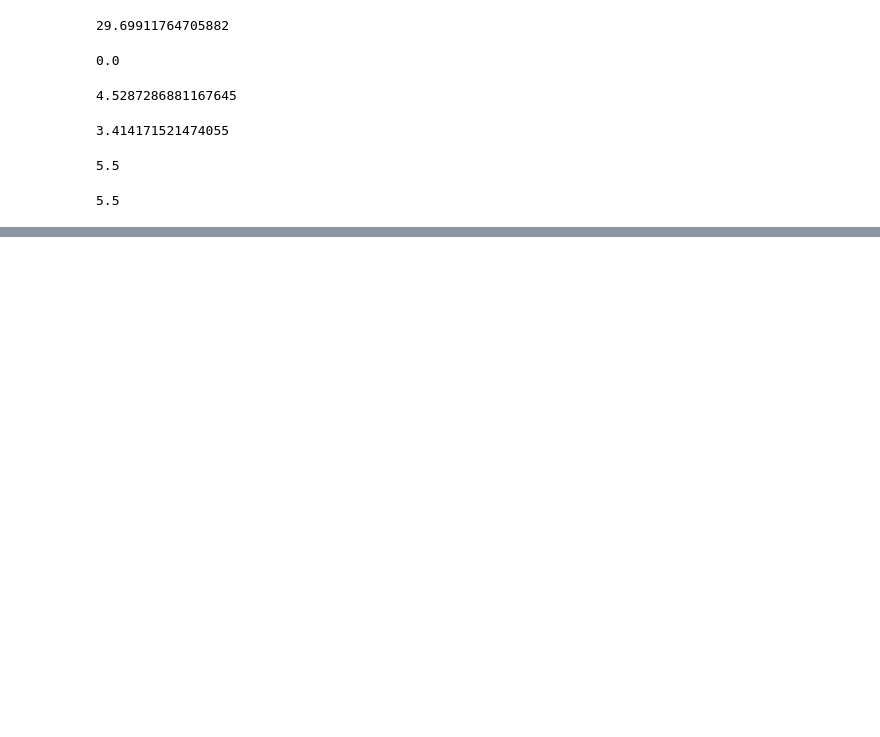
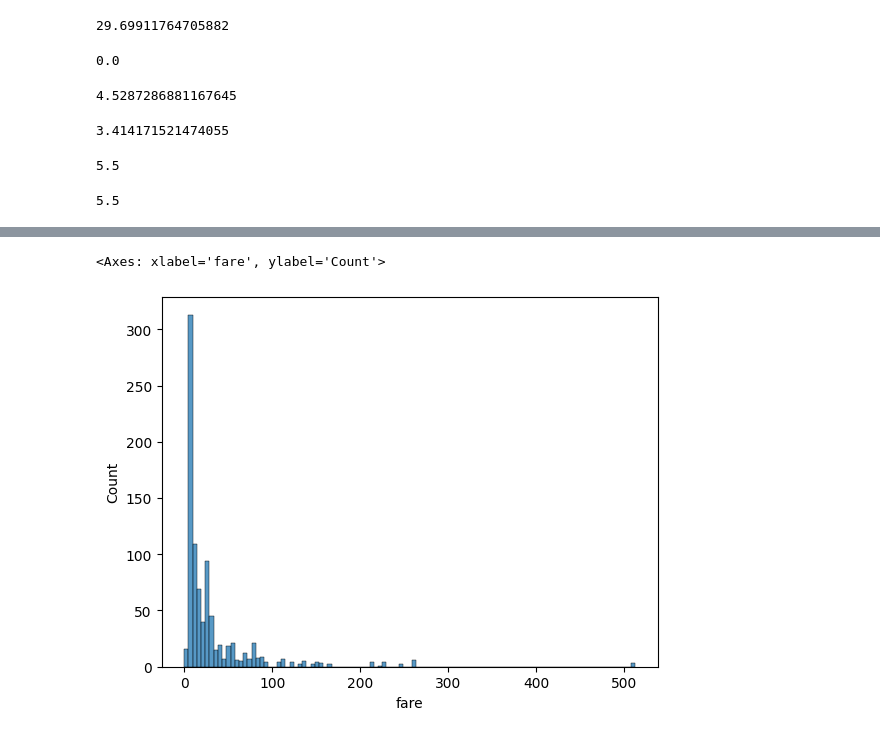
Before and after one commit to tariq-ahmed/Data-Science-AI-with-Codanics, a Jupyter notebook: 09_Statistics/01_Central_Tendency.ipynb, the cells around one changed output, grey strips where cells are left out. Drawn from its saved outputs; the diff is of its cells as text; code cells hidden in the pictures; blank space fills up the shorter version.

```diff
--- a/09_Statistics/01_Central_Tendency.ipynb
+++ b/09_Statistics/01_Central_Tendency.ipynb
@@ -47,0 +134,5 @@ stats.trim_mean(data,0.1)
+# %%
+sns.histplot(df, x = 'fare')
+# %% [output]
+<Axes: xlabel='fare', ylabel='Count'>
+[figure, added]
```
Also changed, not shown: parts of 15 cells of this notebook.
